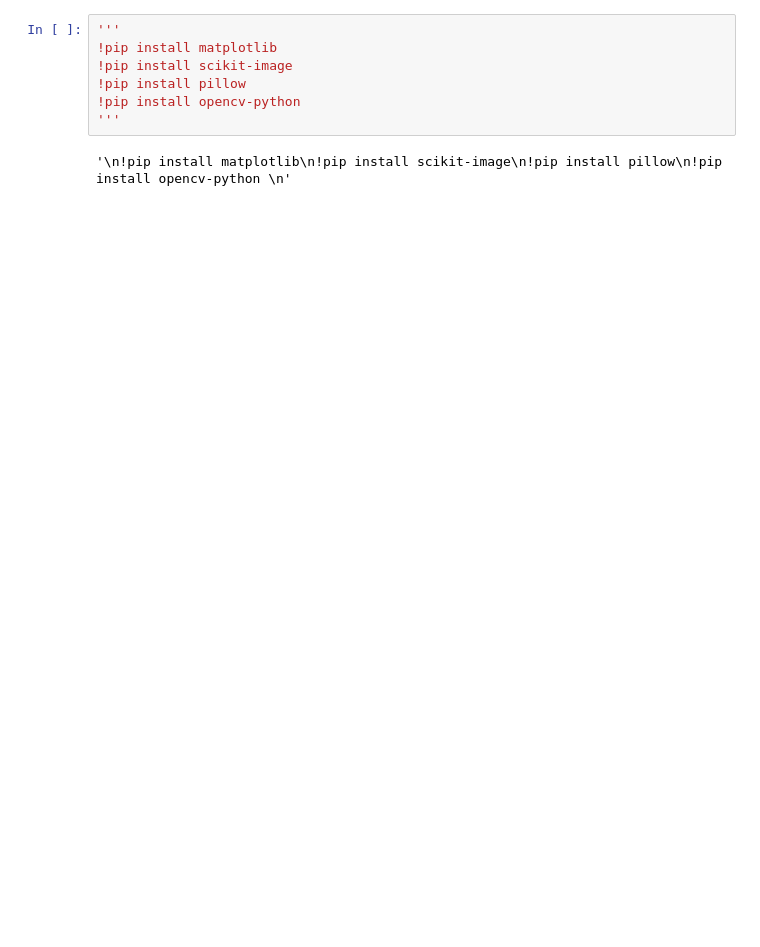
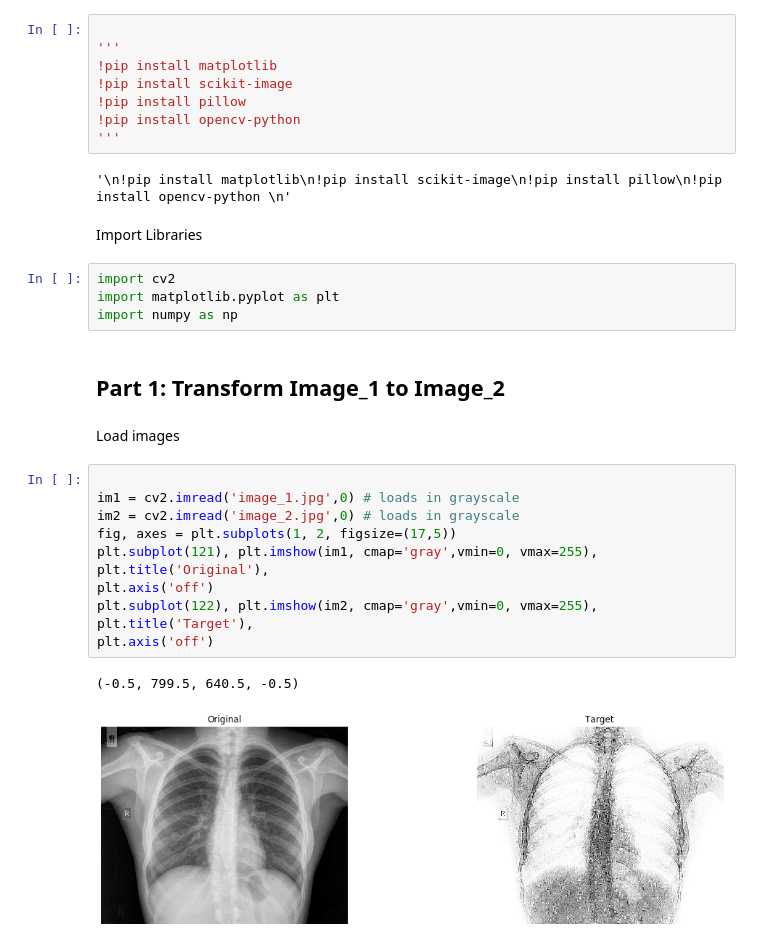
Before and after one commit to NikolasGialitsis/Xray_Manipulation, a Jupyter notebook: Xray_image_conversion.ipynb, the cells around one changed output. Drawn from its saved outputs; the diff is of its cells as text; blank space fills up the shorter version.

```diff
--- a/Xray_image_conversion.ipynb
+++ b/Xray_image_conversion.ipynb
@@ -3,4 +9,5 @@
 # %%
+
 '''
 !pip install matplotlib
 !pip install scikit-image
@@ -9,3 +16,25 @@
 '''
 # %% [output]
 '\n!pip install matplotlib\n!pip install scikit-image\n!pip install pillow\n!pip install opencv-python \n'
+# %% [markdown]
+Import Libraries
+# %%
+import cv2
+import matplotlib.pyplot as plt
+import numpy as np
+# %% [markdown]
+## Part 1: Transform Image_1 to Image_2
+# %% [markdown]
+Load images
+# %%
+
+im1 = cv2.imread('image_1.jpg',0) # loads in grayscale
+im2 = cv2.imread('image_2.jpg',0) # loads in grayscale
+fig, axes = plt.subplots(1, 2, figsize=(17,5))
+plt.subplot(121), plt.imshow(im1, cmap='gray',vmin=0, vmax=255), plt.title('Original'),
+plt.axis('off')
+plt.subplot(122), plt.imshow(im2, cmap='gray',vmin=0, vmax=255), plt.title('Target'),
+plt.axis('off')
+# %% [output]
+(-0.5, 799.5, 640.5, -0.5)
+[figure, added]
```
Also changed, not shown: parts of 27 cells of this notebook.
